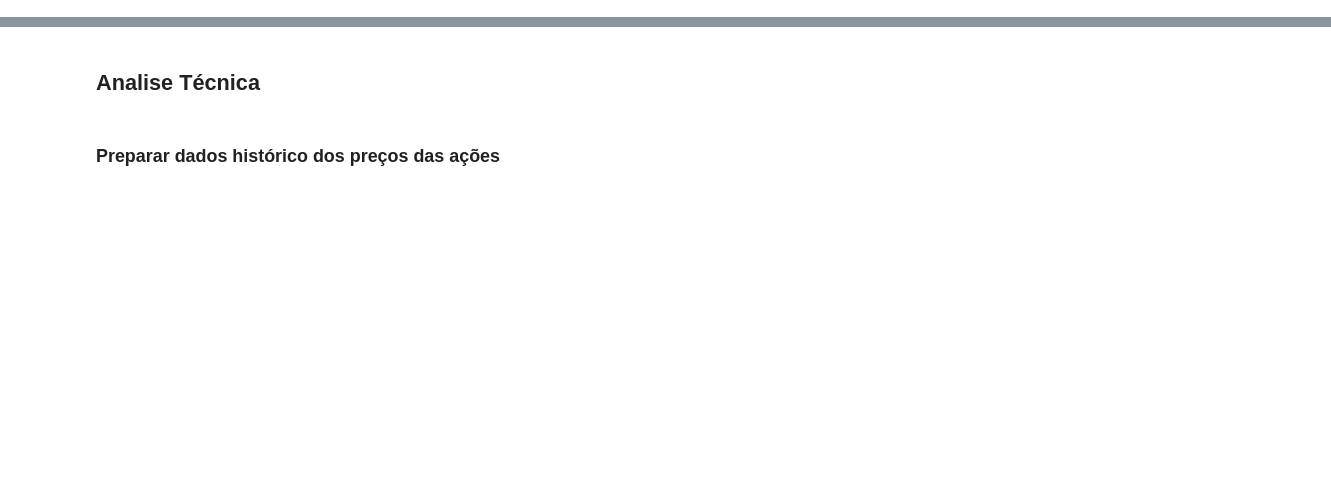
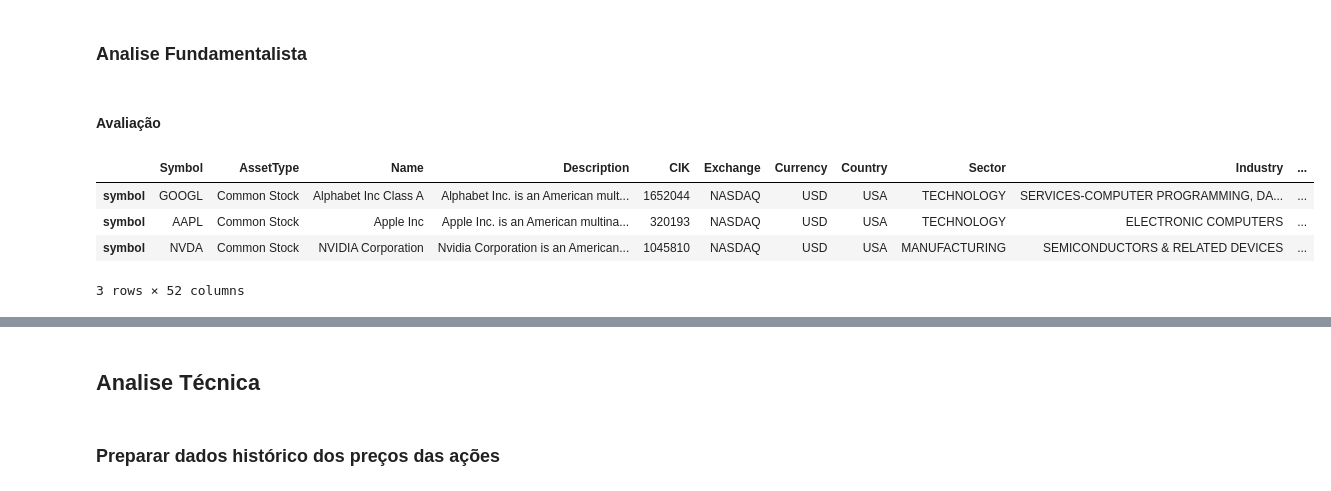
Before and after one commit to AndersonDeFaro/Estudos-Alura-Pyhton, a Jupyter notebook: 99-Generative_AI/mercado_financeiro/1_0_ConsumirAPI.ipynb, the cells around one changed output, grey strips where cells are left out. Cells and saved outputs as stored; diff of their text form; code cells hidden in the pictures; blank space fills up the shorter version.

Commit message:
Analisr Fundamentalista - OK!

```diff
--- a/99-Generative_AI/mercado_financeiro/1_0_ConsumirAPI.ipynb
+++ b/99-Generative_AI/mercado_financeiro/1_0_ConsumirAPI.ipynb
@@ -15,9 +42,8 @@ Requirement already satisfied: certifi>=2017.4.17 in c:\users\anderson\appdata\l
 # %%
-from dotenv import load_dotenv
-import os
+# Acessando as variáveis:
+load_dotenv()
+api_key = os.getenv('API_KEY2')
+base_url = os.getenv('BASE_URL_OVERVIEW')
 
-load_dotenv()
-
-# Acessando as variáveis:
-api_key = os.getenv('API_KEY')
-base_url = os.getenv('BASE_URL_OVERVIEW')
+# Lista de símbolos das empresas
+symbols = ['GOOGL', 'AAPL', 'NVDA']
@@ -84,0 +123,4 @@ Resumo da GOOGL:
+# %% [markdown]
+### Analise Fundamentalista
+# %% [markdown]
+#### Avaliação
@@ -84,0 +129,14 @@ Resumo da GOOGL:
+# %%
+df_list = pd.DataFrame()
+# Loop para obter o resumo de cada empresa
+for symbol in symbols:
+    overview = get_company_overview(base_url, symbol, api_key)
+    df_list = pd.concat([df_list, overview])
+# %%
+df_list.head()
+# %% [output]
+|  | Symbol | AssetType | Name | Description | CIK | Exchange | Currency | Country | Sector | Industry | ... |
+| symbol | GOOGL | Common Stock | Alphabet Inc Class A | Alphabet Inc. is an American mult... | 1652044 | NASDAQ | USD | USA | TECHNOLOGY | SERVICES-COMPUTER PROGRAMMING, DA... | ... |
+| symbol | AAPL | Common Stock | Apple Inc | Apple Inc. is an American multina... | 320193 | NASDAQ | USD | USA | TECHNOLOGY | ELECTRONIC COMPUTERS | ... |
+| symbol | NVDA | Common Stock | NVIDIA Corporation | Nvidia Corporation is an American... | 1045810 | NASDAQ | USD | USA | MANUFACTURING | SEMICONDUCTORS & RELATED DEVICES | ... |
+3 rows × 52 columns
```
Also changed, not shown: parts of 32 cells of this notebook.
